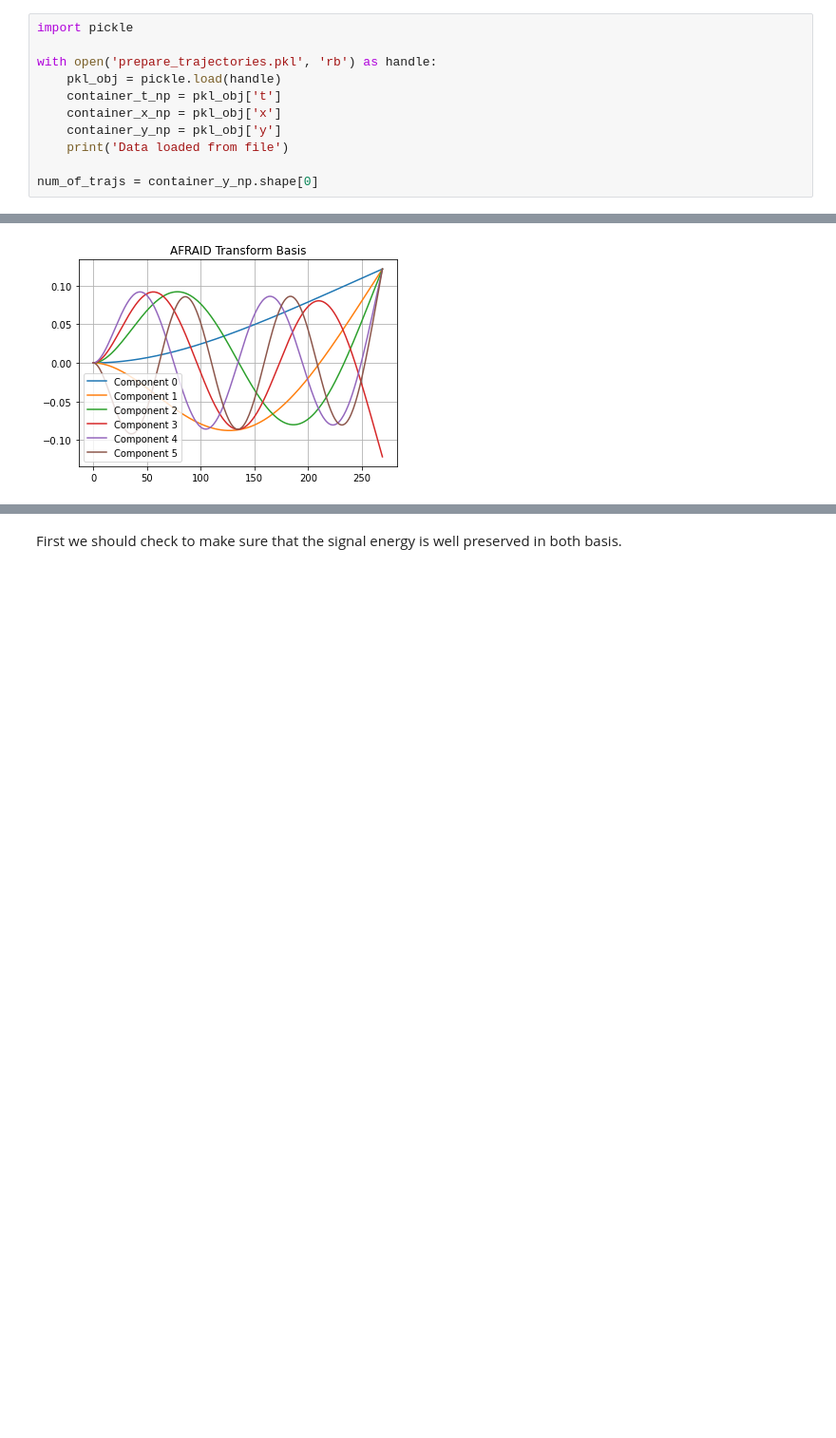
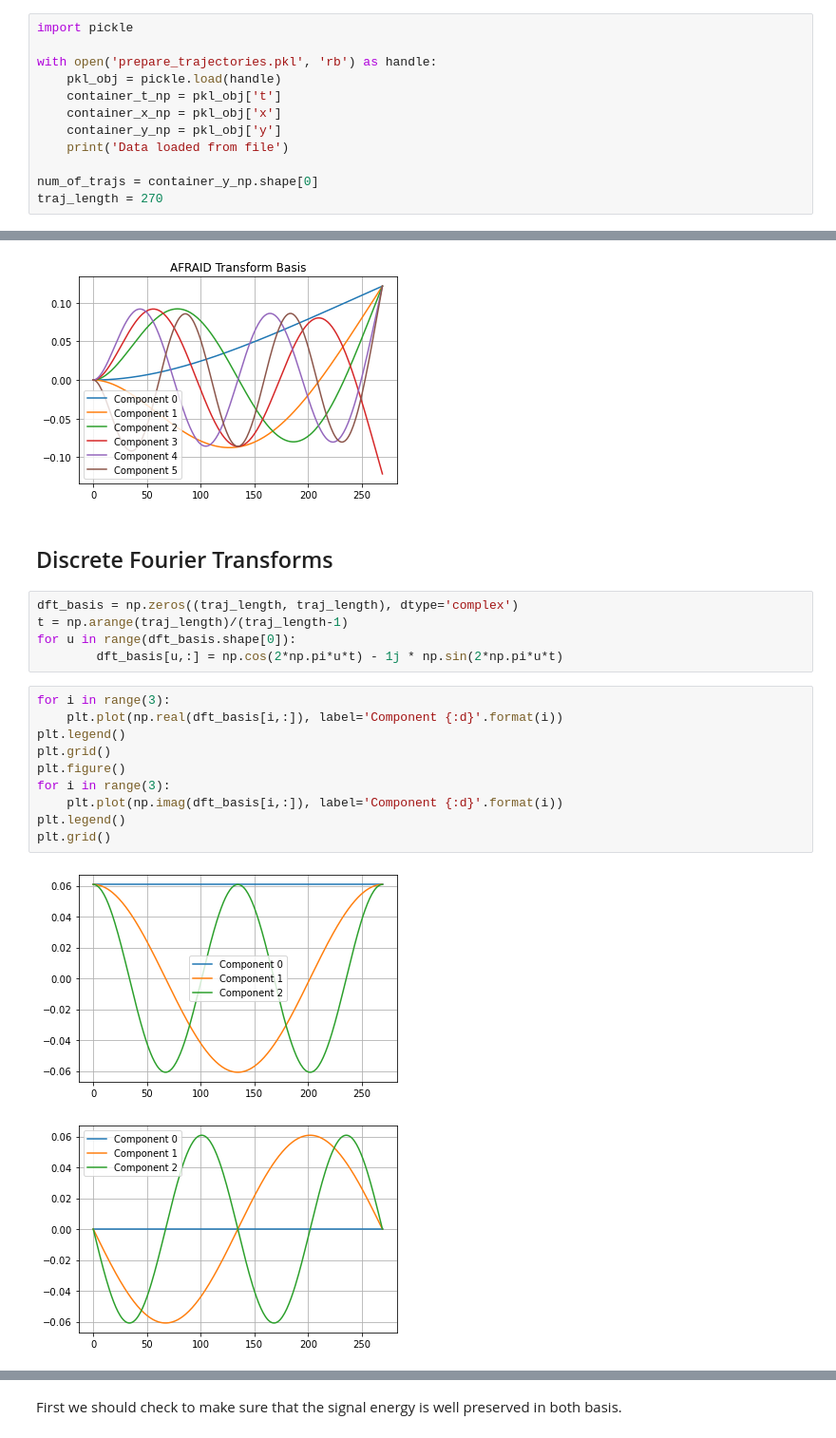
Before and after one commit to thinhhoang95/anomaly-detection-ngsim2, a Jupyter notebook: pwms_spherical/M_terms_approx_performance.ipynb, the cells around one changed output, grey strips where cells are left out. Shown at 95% size. Drawn from its saved outputs; the diff is of its cells as text; blank space fills up the shorter version.

```diff
--- a/pwms_spherical/M_terms_approx_performance.ipynb
+++ b/pwms_spherical/M_terms_approx_performance.ipynb
@@ -32,5 +31,6 @@ with open('prepare_trajectories.pkl', 'rb') as handle:
     print('Data loaded from file')
 
 num_of_trajs = container_y_np.shape[0]
+traj_length = 270
 # %% [output]
 Data loaded from file
@@ -84,3 +99,23 @@ plt.title('AFRAID Transform Basis')
 afraid_basis = afraid_transform.T
 # %% [output]
 [figure]
+# %% [markdown]
+## Discrete Fourier Transforms
+# %%
+dft_basis = np.zeros((traj_length, traj_length), dtype='complex')
+t = np.arange(traj_length)/(traj_length-1)
+for u in range(dft_basis.shape[0]):
+        dft_basis[u,:] = np.cos(2*np.pi*u*t) - 1j * np.sin(2*np.pi*u*t)
+# %%
+for i in range(3):
+    plt.plot(np.real(dft_basis[i,:]), label='Component {:d}'.format(i))
+plt.legend()
+plt.grid()
+plt.figure()
+for i in range(3):
+    plt.plot(np.imag(dft_basis[i,:]), label='Component {:d}'.format(i))
+plt.legend()
+plt.grid()
+# %% [output]
+[figure, added]
+[figure, added]
```
Also changed, not shown: parts of 28 cells of this notebook, 2 other files.
